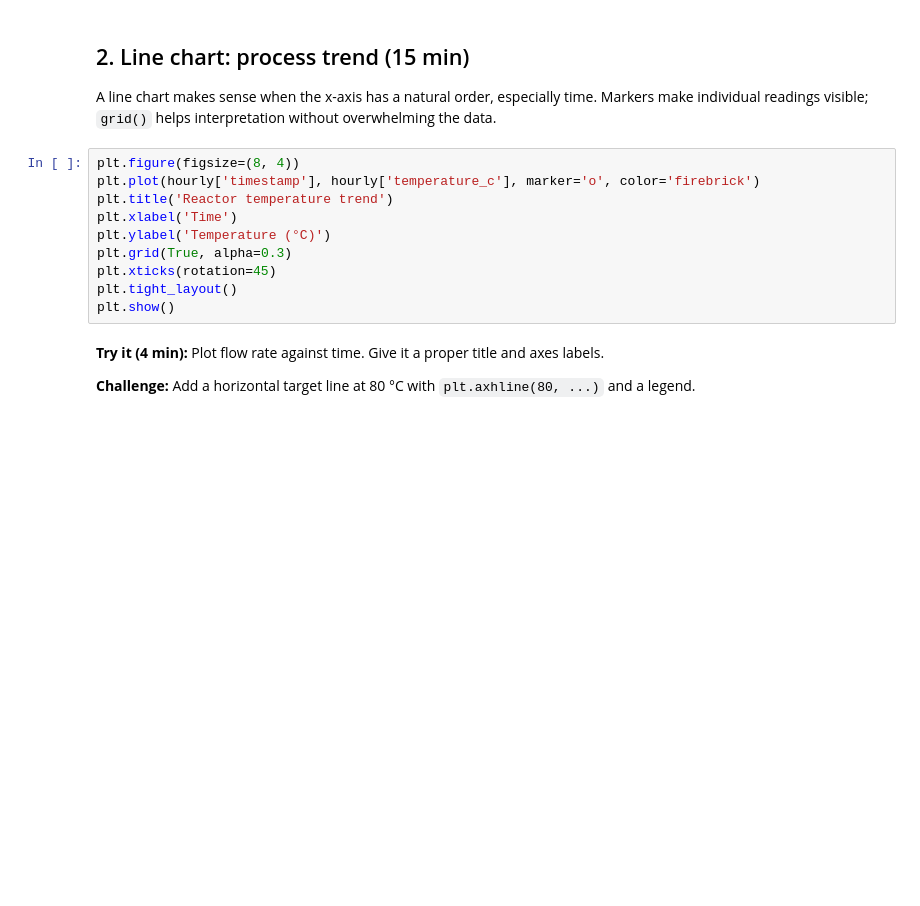
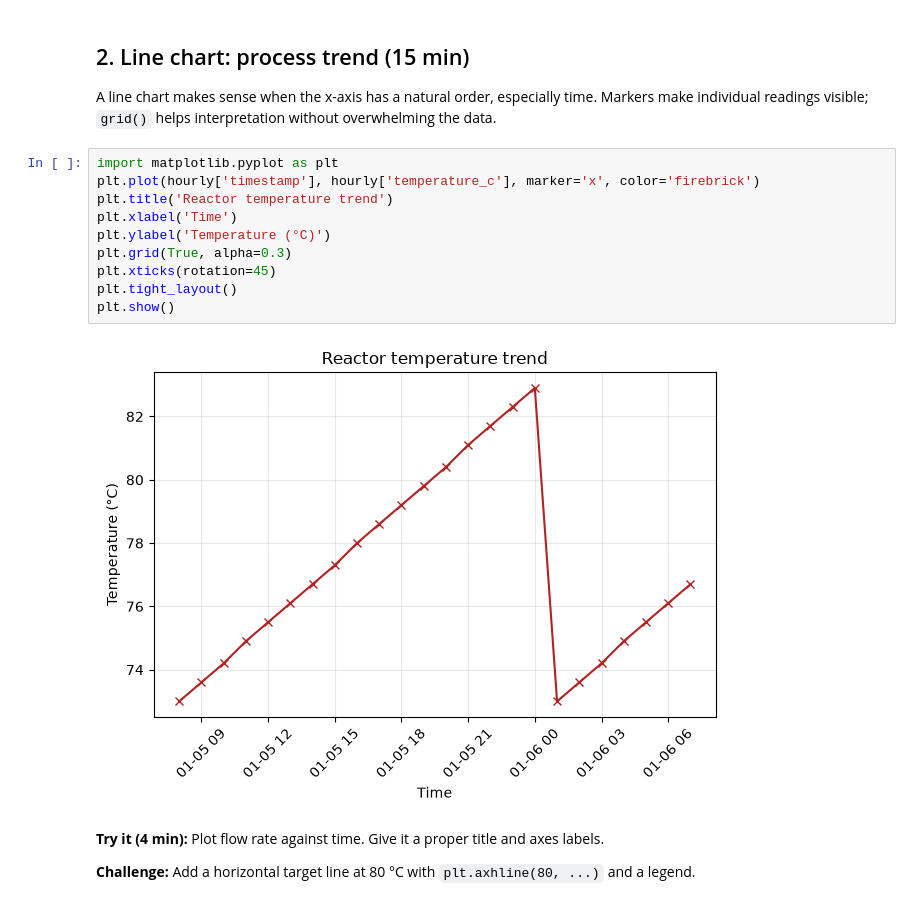
Before and after one commit to Aryanpawane/Module_5_6_Both, a Jupyter notebook: 04_05_charts_trends.ipynb, the cells around one changed output. Cells and saved outputs as stored; diff of their text form; blank space fills up the shorter version.

```diff
--- a/04_05_charts_trends.ipynb
+++ b/04_05_charts_trends.ipynb
@@ -25,15 +64,17 @@ hourly
 
 A line chart makes sense when the x-axis has a natural order, especially time. Markers make individual readings visible; `grid()` helps interpretation without overwhelming the data.
 # %%
-plt.figure(figsize=(8, 4))
-plt.plot(hourly['timestamp'], hourly['temperature_c'], marker='o', color='firebrick')
+import matplotlib.pyplot as plt
+plt.plot(hourly['timestamp'], hourly['temperature_c'], marker='x', color='firebrick')
 plt.title('Reactor temperature trend')
 plt.xlabel('Time')
 plt.ylabel('Temperature (°C)')
 plt.grid(True, alpha=0.3)
 plt.xticks(rotation=45)
 plt.tight_layout()
 plt.show()
+# %% [output]
+[figure, added]
 # %% [markdown]
 **Try it (4 min):** Plot flow rate against time. Give it a proper title and axes labels.
 
```
Also changed, not shown: parts of 5 cells of this notebook, 8 other files.
